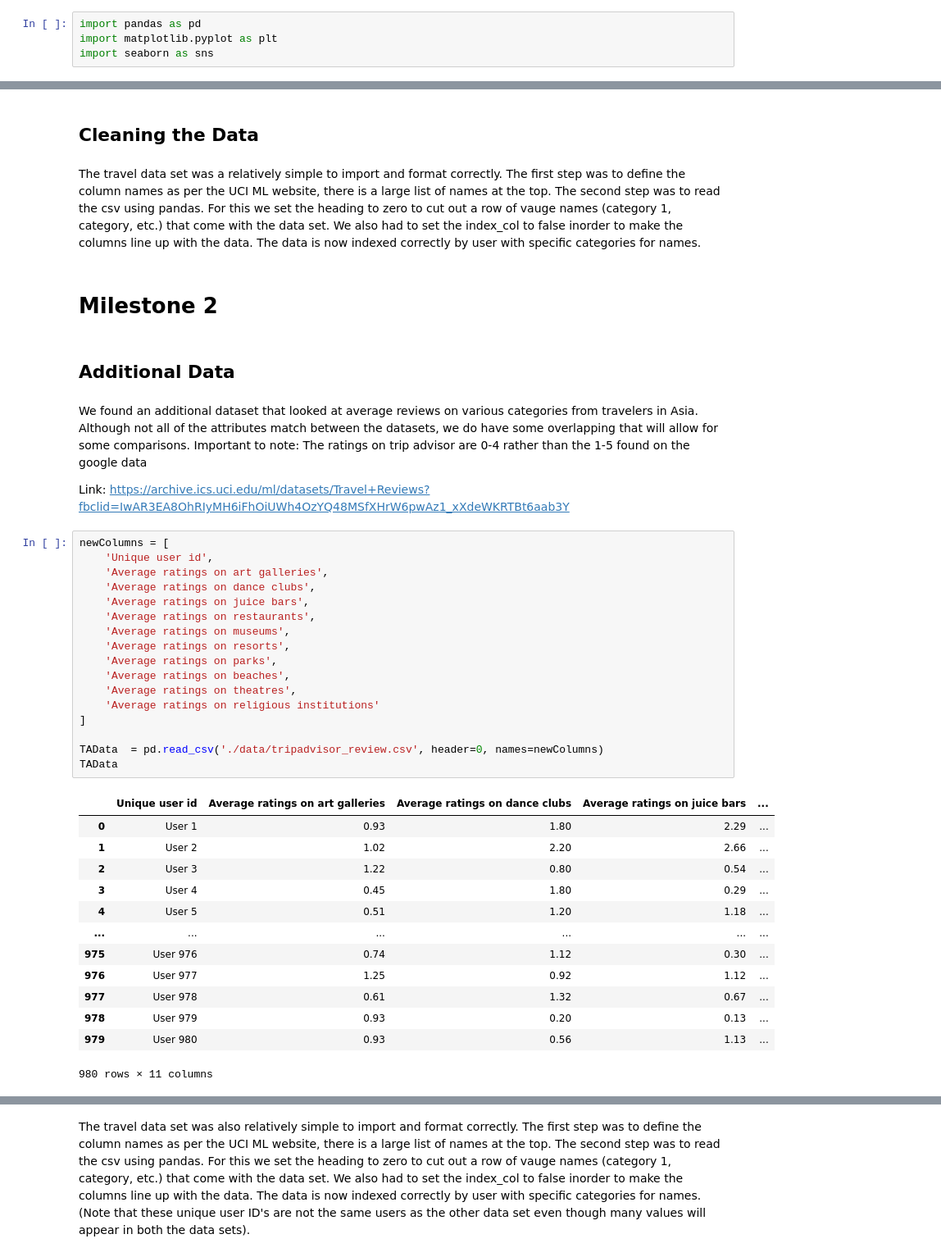
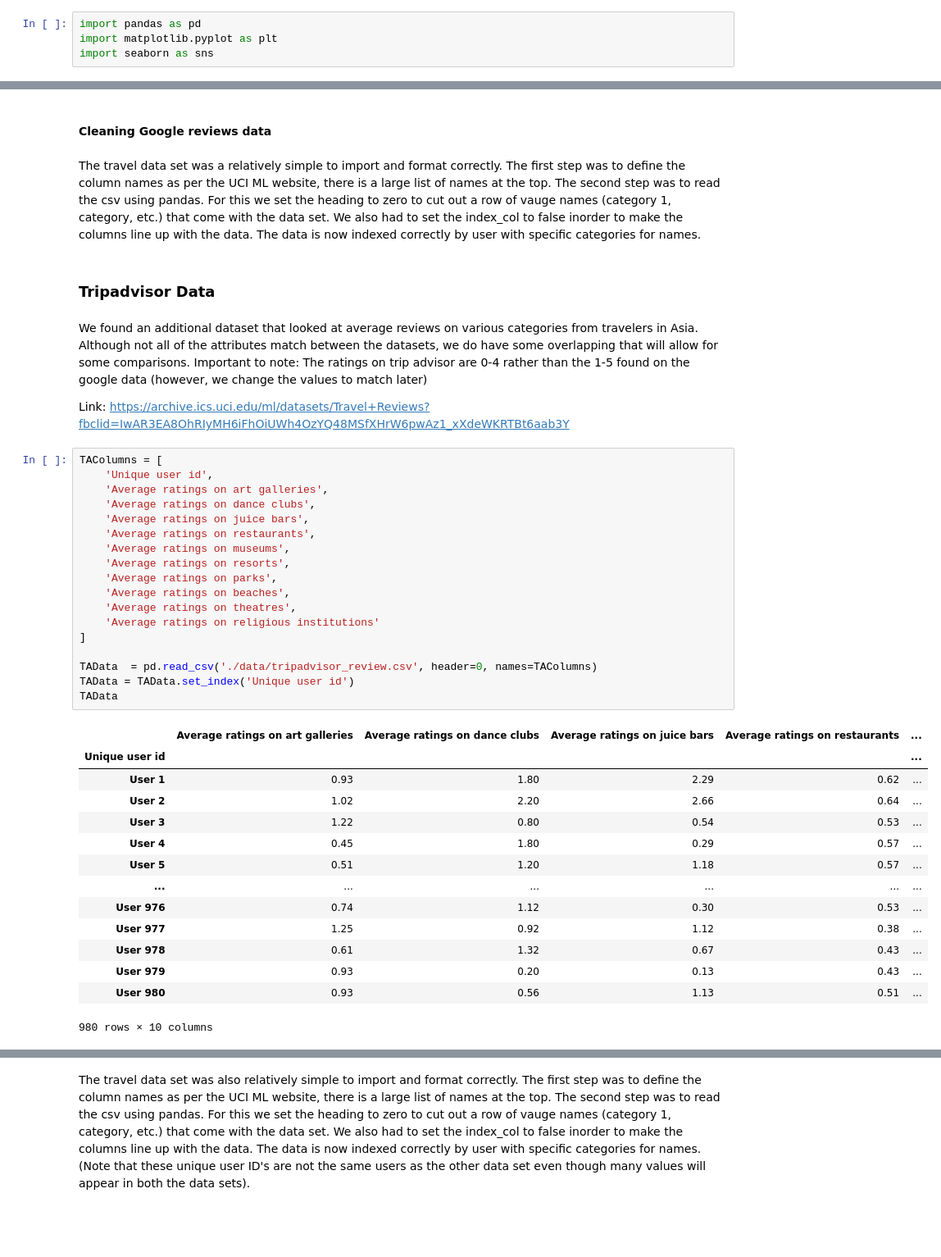
Before and after one commit to vasanth16/relishTravel, a Jupyter notebook: Analyzing Travel Preferences.ipynb, the cells around one changed output, grey strips where cells are left out. Shown: that part at 82% size. Drawn from its saved outputs; the diff is of its cells as text; blank space fills up the shorter version.

```diff
--- a/Analyzing Travel Preferences.ipynb
+++ b/Analyzing Travel Preferences.ipynb
@@ -68,44 +75,44 @@ googleData # shows dataframe
-# %% [markdown]
-## Cleaning the Data
+# %% [markdown]
+#### Cleaning Google reviews data
 # %% [markdown]
 The travel data set was a relatively simple to import and format correctly. The first step was to define the column names as per the UCI ML website, there is a large list of names at the top. The second step was to read the csv using pandas. For this we set the heading to zero to cut out a row of vauge names (category 1, category, etc.) that come with the data set. We also had to set the index_col to false inorder to make the columns line up with the data. The data is now indexed correctly by user with specific categories for names.
-# %% [markdown]
-# Milestone 2
 # %% [markdown]
-## Additional Data
+### Tripadvisor Data
 # %% [markdown]
-We found an additional dataset that looked at average reviews on various categories from travelers in Asia. Although not all of the attributes match between the datasets, we do have some overlapping that will allow for some comparisons. Important to note: The ratings on trip advisor are 0-4 rather than the 1-5 found on the google data
+We found an additional dataset that looked at average reviews on various categories from travelers in Asia. Although not all of the attributes match between the datasets, we do have some overlapping that will allow for some comparisons. Important to note: The ratings on trip advisor are 0-4 rather than the 1-5 found on the google data (however, we change the values to match later)
 
 Link: https://archive.ics.uci.edu/ml/datasets/Travel+Reviews?fbclid=IwAR3EA8OhRIyMH6iFhOiUWh4OzYQ48MSfXHrW6pwAz1_xXdeWKRTBt6aab3Y
 # %%
-newColumns = [
+TAColumns = [
     'Unique user id',
     'Average ratings on art galleries',
     'Average ratings on dance clubs',
     'Average ratings on juice bars',
     'Average ratings on restaurants',
     'Average ratings on museums',
     'Average ratings on resorts',
     'Average ratings on parks',
     'Average ratings on beaches',
     'Average ratings on theatres',
     'Average ratings on religious institutions'
 ]
 
-TAData  = pd.read_csv('./data/tripadvisor_review.csv', header=0, names=newColumns)
+TAData  = pd.read_csv('./data/tripadvisor_review.csv', header=0, names=TAColumns)
+TAData = TAData.set_index('Unique user id')
 TAData
 # %% [output]
-|  | Unique user id | Average ratings on art galleries | Average ratings on dance clubs | Average ratings on juice bars | ... |
-| 0 | User 1 | 0.93 | 1.80 | 2.29 | ... |
-| 1 | User 2 | 1.02 | 2.20 | 2.66 | ... |
-| 2 | User 3 | 1.22 | 0.80 | 0.54 | ... |
-| 3 | User 4 | 0.45 | 1.80 | 0.29 | ... |
-| 4 | User 5 | 0.51 | 1.20 | 1.18 | ... |
+|  | Average ratings on art galleries | Average ratings on dance clubs | Average ratings on juice bars | Average ratings on restaurants | ... |
+| Unique user id |  |  |  |  | ... |
+| User 1 | 0.93 | 1.80 | 2.29 | 0.62 | ... |
+| User 2 | 1.02 | 2.20 | 2.66 | 0.64 | ... |
+| User 3 | 1.22 | 0.80 | 0.54 | 0.53 | ... |
+| User 4 | 0.45 | 1.80 | 0.29 | 0.57 | ... |
+| User 5 | 0.51 | 1.20 | 1.18 | 0.57 | ... |
 | ... | ... | ... | ... | ... | ... |
-| 975 | User 976 | 0.74 | 1.12 | 0.30 | ... |
-| 976 | User 977 | 1.25 | 0.92 | 1.12 | ... |
-| 977 | User 978 | 0.61 | 1.32 | 0.67 | ... |
-| 978 | User 979 | 0.93 | 0.20 | 0.13 | ... |
-| 979 | User 980 | 0.93 | 0.56 | 1.13 | ... |
+| User 976 | 0.74 | 1.12 | 0.30 | 0.53 | ... |
+| User 977 | 1.25 | 0.92 | 1.12 | 0.38 | ... |
+| User 978 | 0.61 | 1.32 | 0.67 | 0.43 | ... |
+| User 979 | 0.93 | 0.20 | 0.13 | 0.43 | ... |
+| User 980 | 0.93 | 0.56 | 1.13 | 0.51 | ... |
-980 rows × 11 columns
+980 rows × 10 columns
 # %% [markdown]
```
Also changed, not shown: parts of 19 cells of this notebook.
